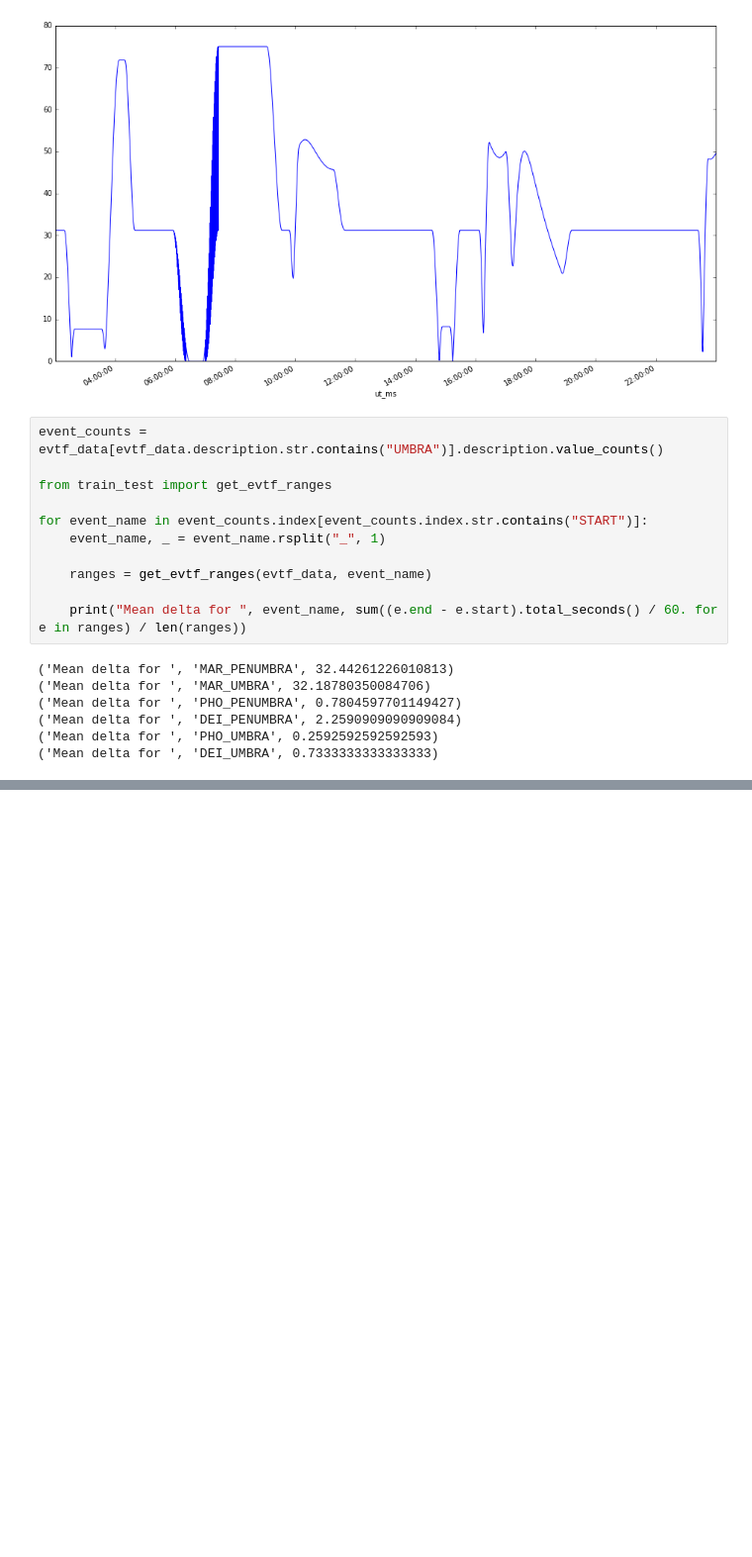
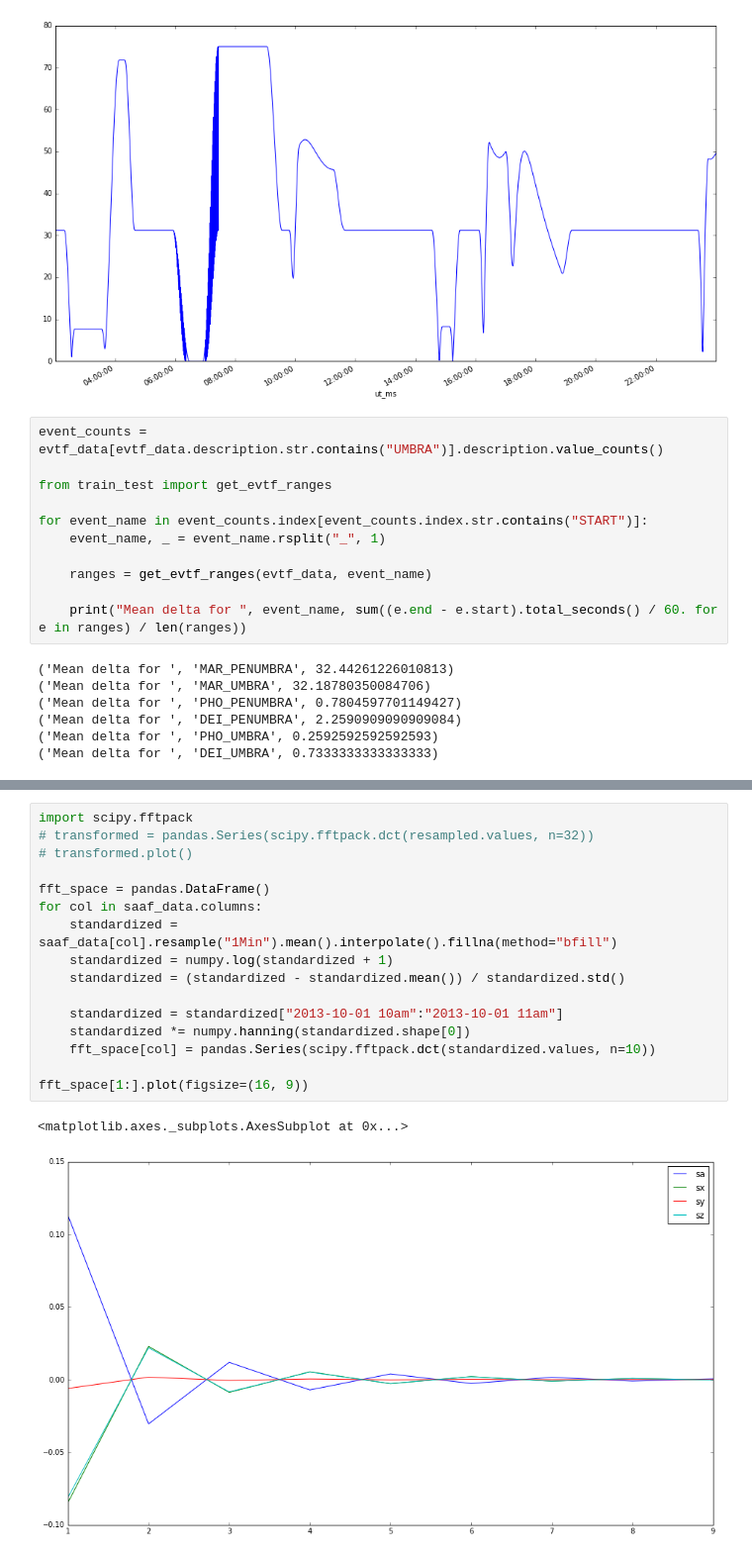
Before and after one commit to ktrnka/mars-express, a Jupyter notebook: src/data exploration.ipynb, the cells around one changed output, grey strips where cells are left out. Shown at 99% size. Drawn from its saved outputs; the diff is of its cells as text; blank space fills up the shorter version.

```diff
--- a/src/data exploration.ipynb
+++ b/src/data exploration.ipynb
@@ -200,0 +218,19 @@ for event_name in event_counts.index[event_counts.index.str.contains("START")]:
+# %%
+import scipy.fftpack
+# transformed = pandas.Series(scipy.fftpack.dct(resampled.values, n=32))
+# transformed.plot()
+
+fft_space = pandas.DataFrame()
+for col in saaf_data.columns:
+    standardized = saaf_data[col].resample("1Min").mean().interpolate().fillna(method="bfill")
+    standardized = numpy.log(standardized + 1)
+    standardized = (standardized - standardized.mean()) / standardized.std()
+
+    standardized = standardized["2013-10-01 10am":"2013-10-01 11am"]
+    standardized *= numpy.hanning(standardized.shape[0])
+    fft_space[col] = pandas.Series(scipy.fftpack.dct(standardized.values, n=10))
+
+fft_space[1:].plot(figsize=(16, 9))
+# %% [output]
+<matplotlib.axes._subplots.AxesSubplot at 0x...>
+[figure, added]
```
Also changed, not shown: parts of 4 cells of this notebook, 3 other files.
